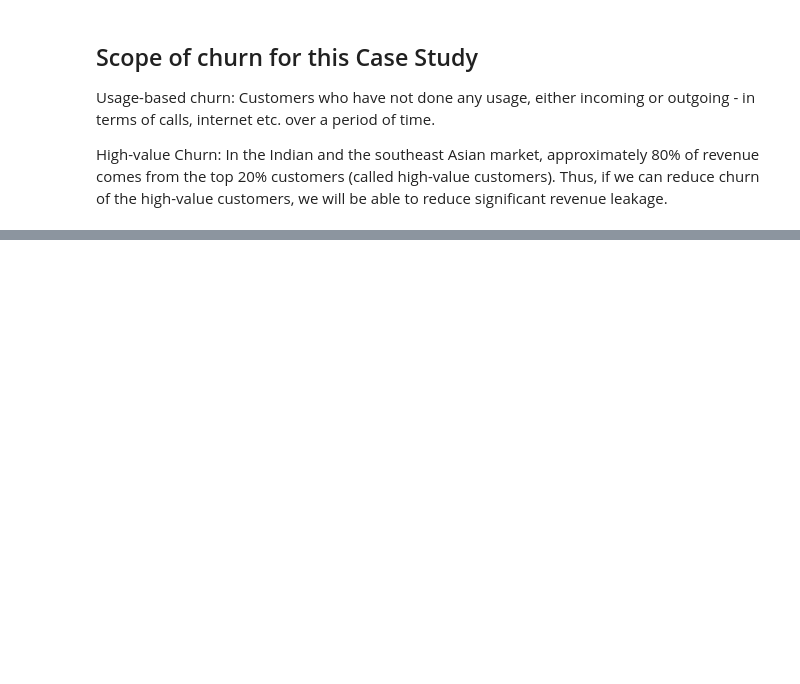
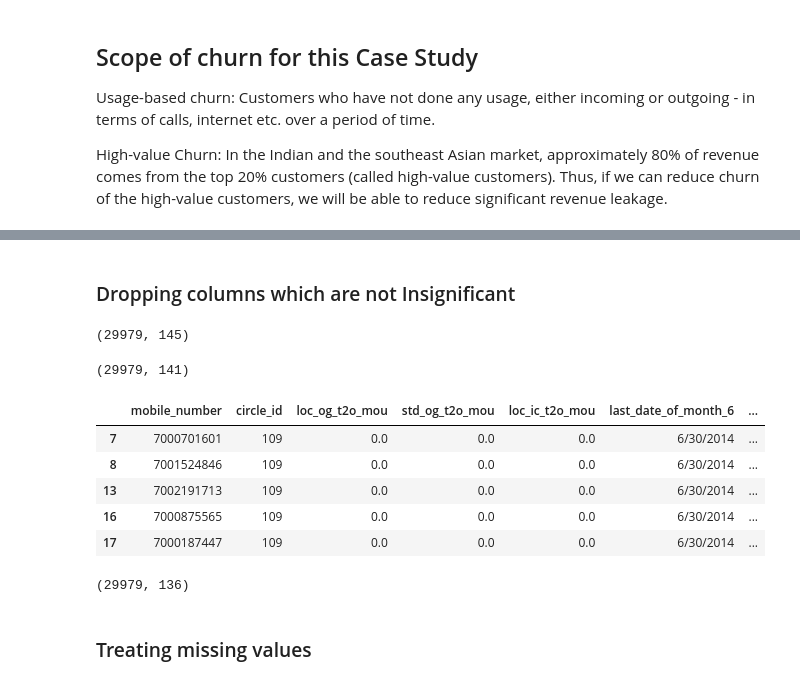
Before and after one commit to murthy605/TelecomChurn, a Jupyter notebook: Hari_Krishna_TelecomChurnCaseStudy.ipynb, the cells around one changed output, grey strips where cells are left out. Cells and saved outputs as stored; diff of their text form; code cells hidden in the pictures; blank space fills up the shorter version.

```diff
--- a/Hari_Krishna_TelecomChurnCaseStudy.ipynb
+++ b/Hari_Krishna_TelecomChurnCaseStudy.ipynb
@@ -22,0 +122,4 @@ In the Indian and the southeast Asian market, approximately 80% of revenue comes
+# %%
+telecom_churn_reduced_1_df['total_usage_col'] = telecom_churn_reduced_1_df['total_og_mou_9'] + telecom_churn_reduced_1_df['total_ic_mou_9'] + telecom_churn_reduced_1_df['vol_2g_mb_9'] + telecom_churn_reduced_1_df['vol_3g_mb_9']
+# %%
+telecom_churn_reduced_1_df['churn'] = telecom_churn_reduced_1_df.total_usage_col.apply(lambda x: 1 if x == 0 else 0)
@@ -22,0 +136,39 @@ In the Indian and the southeast Asian market, approximately 80% of revenue comes
+# %% [markdown]
+### Dropping columns which are not Insignificant
+# %%
+# Drop list of columns with _9 as we already created the churn data for it
+
+_9_col = [x for x in telecom_churn_reduced_1_df.columns if '_9' in x]
+telecom_churn_reduced_2_df = telecom_churn_reduced_1_df.drop(_9_col, axis = 1)
+# %%
+telecom_churn_reduced_2_df.shape
+# %% [output]
+(29979, 145)
+# %%
+#dropping the columns used for filtering and tagging
+
+Inter_columns = ['good_phase_revenue','total_rech_amt_6', 'total_rech_amt_7', 'total_usage_col', ]
+telecom_churn_reduced_2_df = telecom_churn_reduced_2_df.drop(Inter_columns, axis = 1)
+# %%
+telecom_churn_reduced_2_df.shape
+# %% [output]
+(29979, 141)
+# %%
+telecom_churn_reduced_2_df.head()
+# %% [output]
+|  | mobile_number | circle_id | loc_og_t2o_mou | std_og_t2o_mou | loc_ic_t2o_mou | last_date_of_month_6 | ... |
+| 7 | 7000701601 | 109 | 0.0 | 0.0 | 0.0 | 6/30/2014 | ... |
+| 8 | 7001524846 | 109 | 0.0 | 0.0 | 0.0 | 6/30/2014 | ... |
+| 13 | 7002191713 | 109 | 0.0 | 0.0 | 0.0 | 6/30/2014 | ... |
+| 16 | 7000875565 | 109 | 0.0 | 0.0 | 0.0 | 6/30/2014 | ... |
+| 17 | 7000187447 | 109 | 0.0 | 0.0 | 0.0 | 6/30/2014 | ... |
+# %%
+# lets remove columns which are not significant
+
+Insignificant_col = ['mobile_number','circle_id', 'last_date_of_month_6', 'last_date_of_month_7','last_date_of_month_8' ]
+telecom_churn_reduced_2_df = telecom_churn_reduced_2_df.drop(Insignificant_col, axis = 1)
+telecom_churn_reduced_2_df.shape
+# %% [output]
+(29979, 136)
+# %% [markdown]
+### Treating missing values
```
Also changed, not shown: parts of 23 cells of this notebook.
